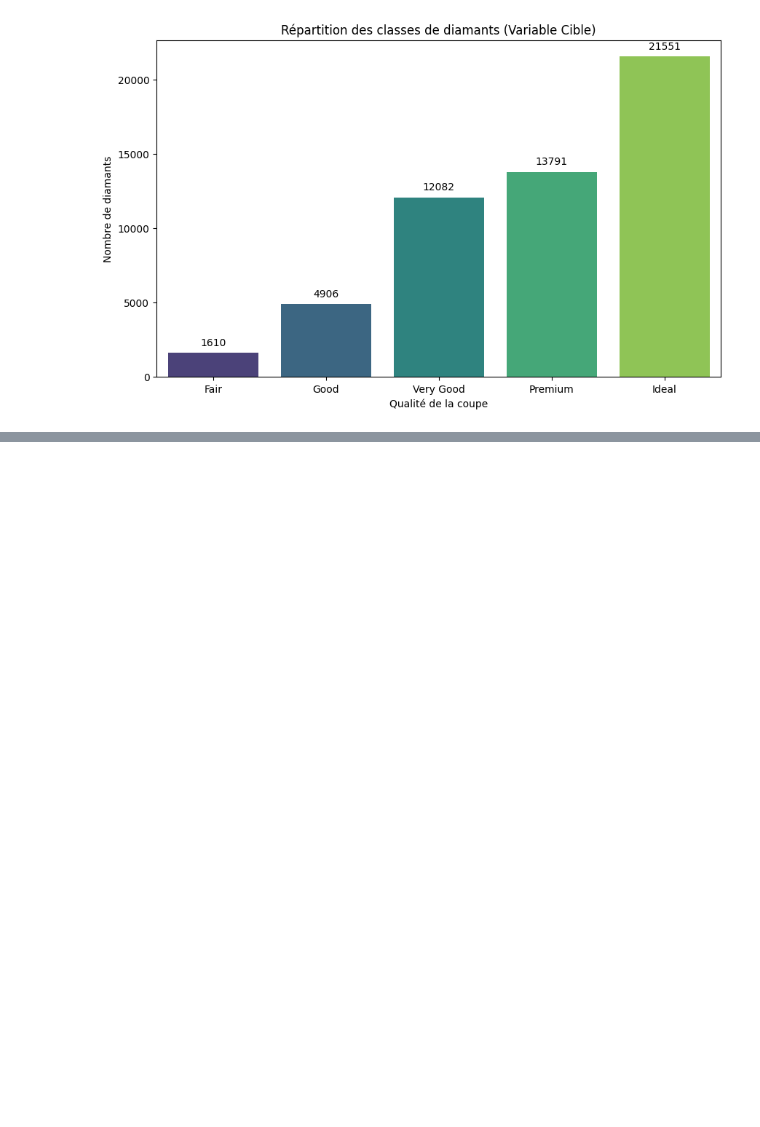
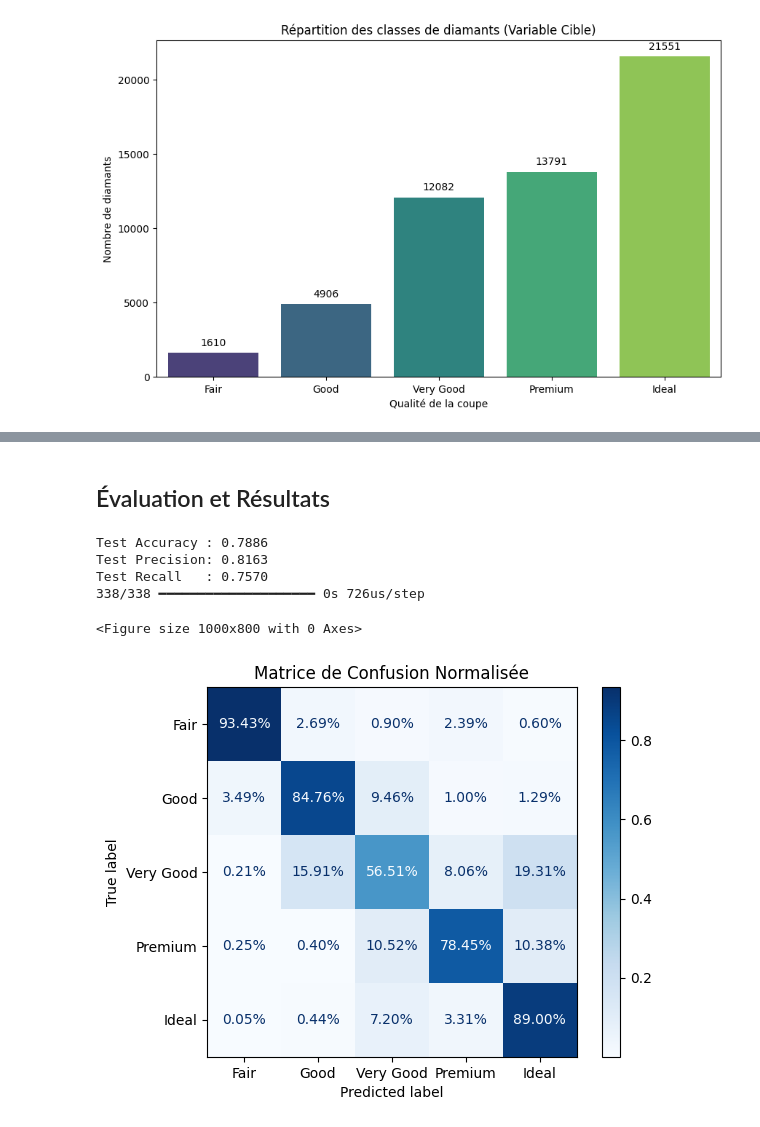
Before and after one commit to Sorci3/Reconnaissance_de_diamant, a Jupyter notebook: cut50k.ipynb, the cells around one changed output, grey strips where cells are left out. Cells and saved outputs as stored; diff of their text form; code cells hidden in the pictures; blank space fills up the shorter version.

```diff
--- a/cut50k.ipynb
+++ b/cut50k.ipynb
@@ -237,22 +182,22 @@ classes_uniques = np.unique(y_train)
 poids = class_weight.compute_class_weight(
     class_weight='balanced',
     classes=classes_uniques,
-    y=y_train.values.ravel()
+    y=y_train
 )
-
 poids_dict = dict(zip(classes_uniques, poids))
 
 early_stopping = EarlyStopping(monitor="val_loss", patience=10, restore_best_weights=True)
-lr_scheduler = ReduceLROnPlateau(
-    monitor='val_loss',
-    factor=0.5,              # On divise le LR par 2 si ça stagne (ex: 0.001 -> 0.0005)
-    patience=2,              # On attend 2 epochs sans amélioration avant de réduire
-    min_lr=1e-6,             # On ne descend pas en dessous de ce seuil
-    verbose=1                # Affiche un message quand le LR change
+lr_scheduler = ReduceLROnPlateau(monitor='val_loss', factor=0.5, patience=3, min_lr=1e-6, verbose=1)
+
+history = model.fit(
+    X_train_scaled,
+    y_train_cat,
+    epochs=50,
+    batch_size=64,
+    validation_data=(X_test_scaled, y_test_cat),
+    callbacks=[early_stopping, lr_scheduler],
+    class_weight=poids_dict,
+    verbose=1
 )
-
-history = model.fit(X_train_scaled, y_train, epochs=50, batch_size=32, validation_data=(X_test_scaled, y_test),callbacks=[early_stopping,lr_scheduler], verbose = 1, class_weight=poids_dict)
-test_loss, test_acc = model.evaluate(X_test_scaled, y_test)
-print(f"Accuracy : {test_acc:2f}")
 # %% [output]
 Epoch 1/50
@@ -289,0 +220,25 @@ plt.show()
+# %% [markdown]
+## Évaluation et Résultats
+# %%
+loss, acc, prec, rec = model.evaluate(X_test_scaled, y_test_cat, verbose=0)
+print(f"Test Accuracy : {acc:.4f}")
+print(f"Test Precision: {prec:.4f}")
+print(f"Test Recall   : {rec:.4f}")
+
+y_pred_probs = model.predict(X_test_scaled)
+y_pred_classes = np.argmax(y_pred_probs, axis=1)
+y_true_classes = np.argmax(y_test_cat, axis=1)
+
+plt.figure(figsize=(10, 8))
+cm = confusion_matrix(y_true_classes, y_pred_classes, normalize='true')
+disp = ConfusionMatrixDisplay(confusion_matrix=cm, display_labels=['Fair', 'Good', 'Very Good', 'Premium', 'Ideal'])
+disp.plot(cmap='Blues', values_format='.2%')
+plt.title("Matrice de Confusion Normalisée")
+plt.show()
+# %% [output]
+Test Accuracy : 0.7886
+Test Precision: 0.8163
+Test Recall   : 0.7570
+338/338 ━━━━━━━━━━━━━━━━━━━━ 0s 726us/step
+<Figure size 1000x800 with 0 Axes>
+[figure, added]
```
Also changed, not shown: parts of 35 cells of this notebook, 1 other file.
